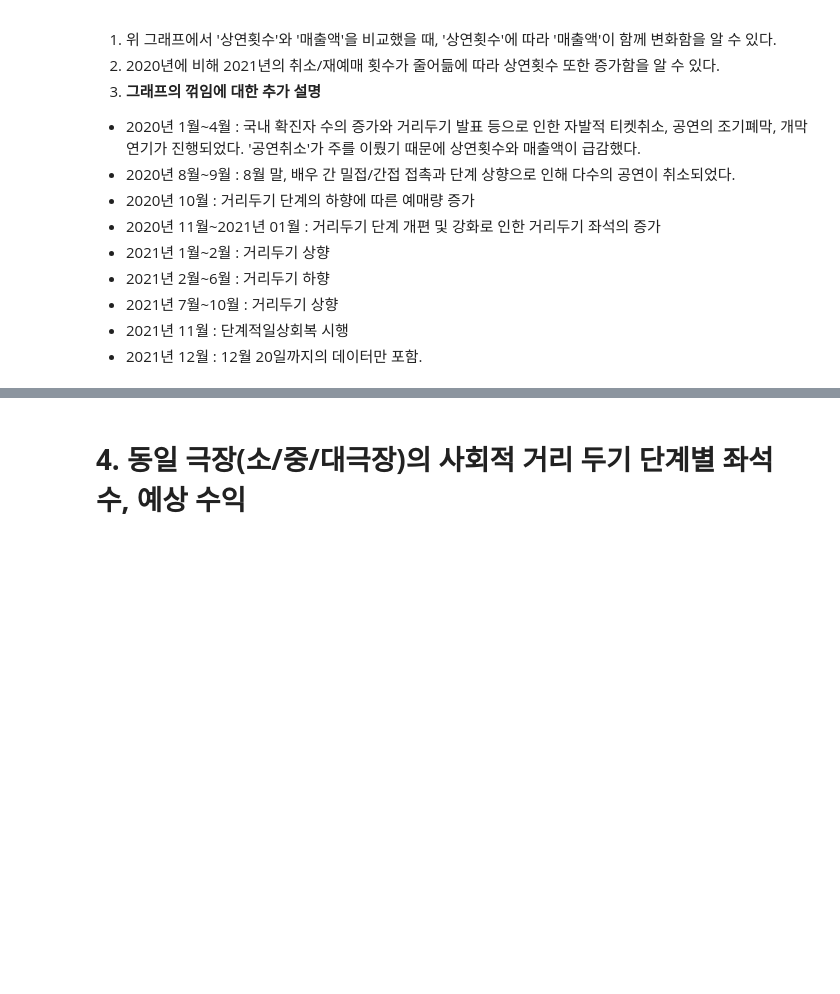
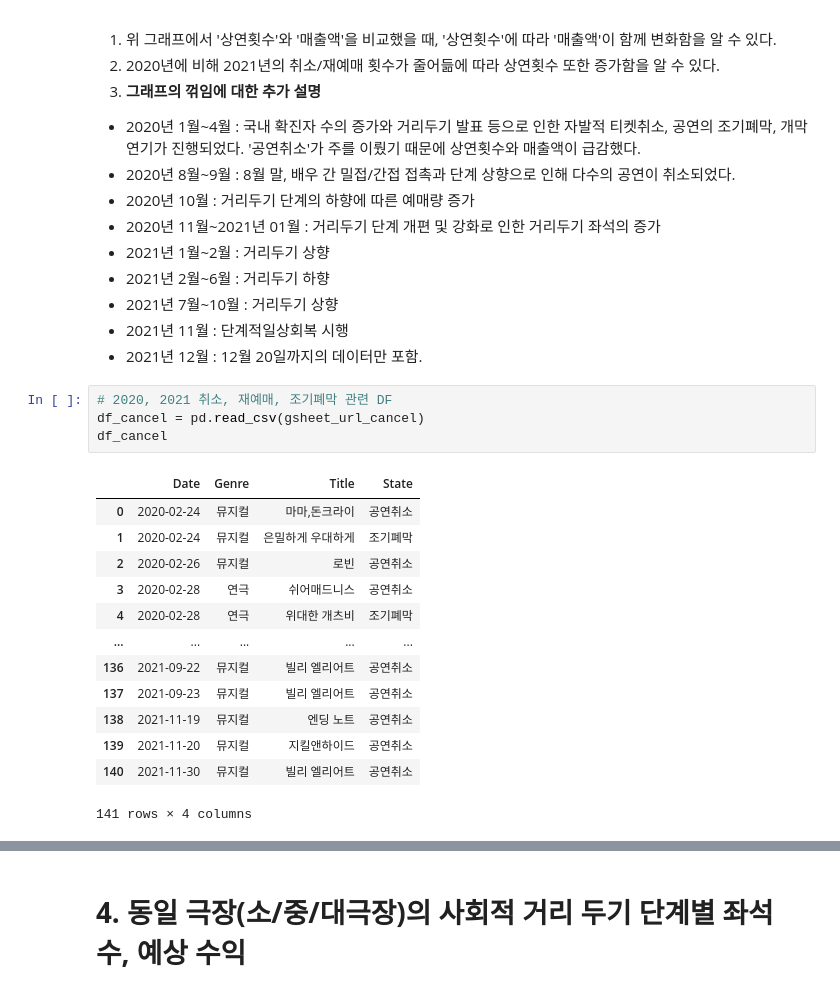
Before and after one commit to Seon42/2021-2_DAP_project, a Jupyter notebook: 2021_2학기_데이터분석프로그래밍_프로젝트_제출본.ipynb, the cells around one changed output, grey strips where cells are left out. Saved outputs shown, nothing was run; the diff lists cells and outputs as text; blank space fills up the shorter version.

```diff
--- a/2021_2학기_데이터분석프로그래밍_프로젝트_제출본.ipynb
+++ b/2021_2학기_데이터분석프로그래밍_프로젝트_제출본.ipynb
@@ -439,3 +446,21 @@ plt.show()
  + 2021년 7월~10월 : 거리두기 상향
  + 2021년 11월 : 단계적일상회복 시행
  + 2021년 12월 : 12월 20일까지의 데이터만 포함.
+# %%
+# 2020, 2021 취소, 재예매, 조기폐막 관련 DF
+df_cancel = pd.read_csv(gsheet_url_cancel)
+df_cancel
+# %% [output]
+|  | Date | Genre | Title | State |
+| 0 | 2020-02-24 | 뮤지컬 | 마마,돈크라이 | 공연취소 |
+| 1 | 2020-02-24 | 뮤지컬 | 은밀하게 우대하게 | 조기폐막 |
+| 2 | 2020-02-26 | 뮤지컬 | 로빈 | 공연취소 |
+| 3 | 2020-02-28 | 연극 | 쉬어매드니스 | 공연취소 |
+| 4 | 2020-02-28 | 연극 | 위대한 개츠비 | 조기폐막 |
+| ... | ... | ... | ... | ... |
+| 136 | 2021-09-22 | 뮤지컬 | 빌리 엘리어트 | 공연취소 |
+| 137 | 2021-09-23 | 뮤지컬 | 빌리 엘리어트 | 공연취소 |
+| 138 | 2021-11-19 | 뮤지컬 | 엔딩 노트 | 공연취소 |
+| 139 | 2021-11-20 | 뮤지컬 | 지킬앤하이드 | 공연취소 |
+| 140 | 2021-11-30 | 뮤지컬 | 빌리 엘리어트 | 공연취소 |
+141 rows × 4 columns
```
Also changed, not shown: parts of 7 cells of this notebook.
